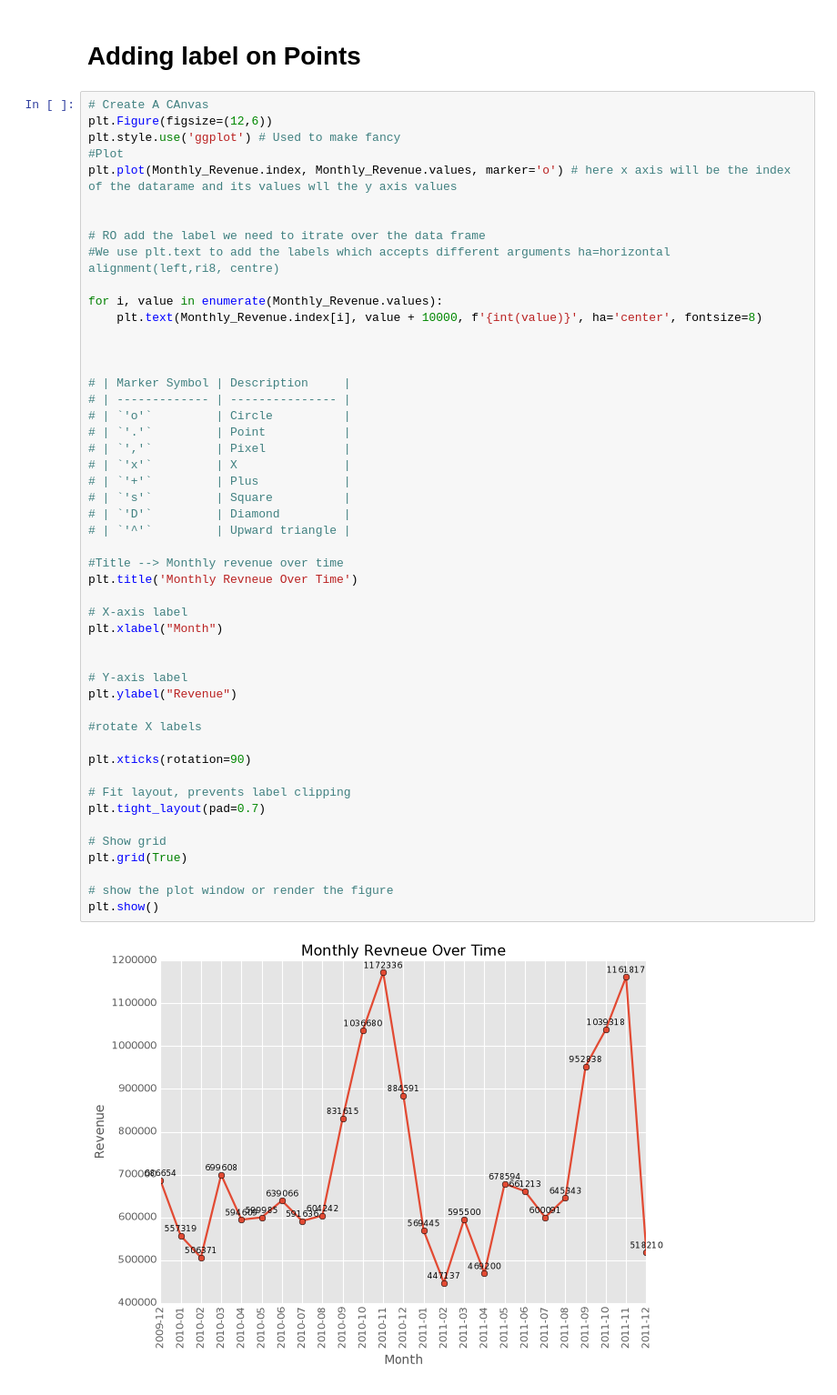
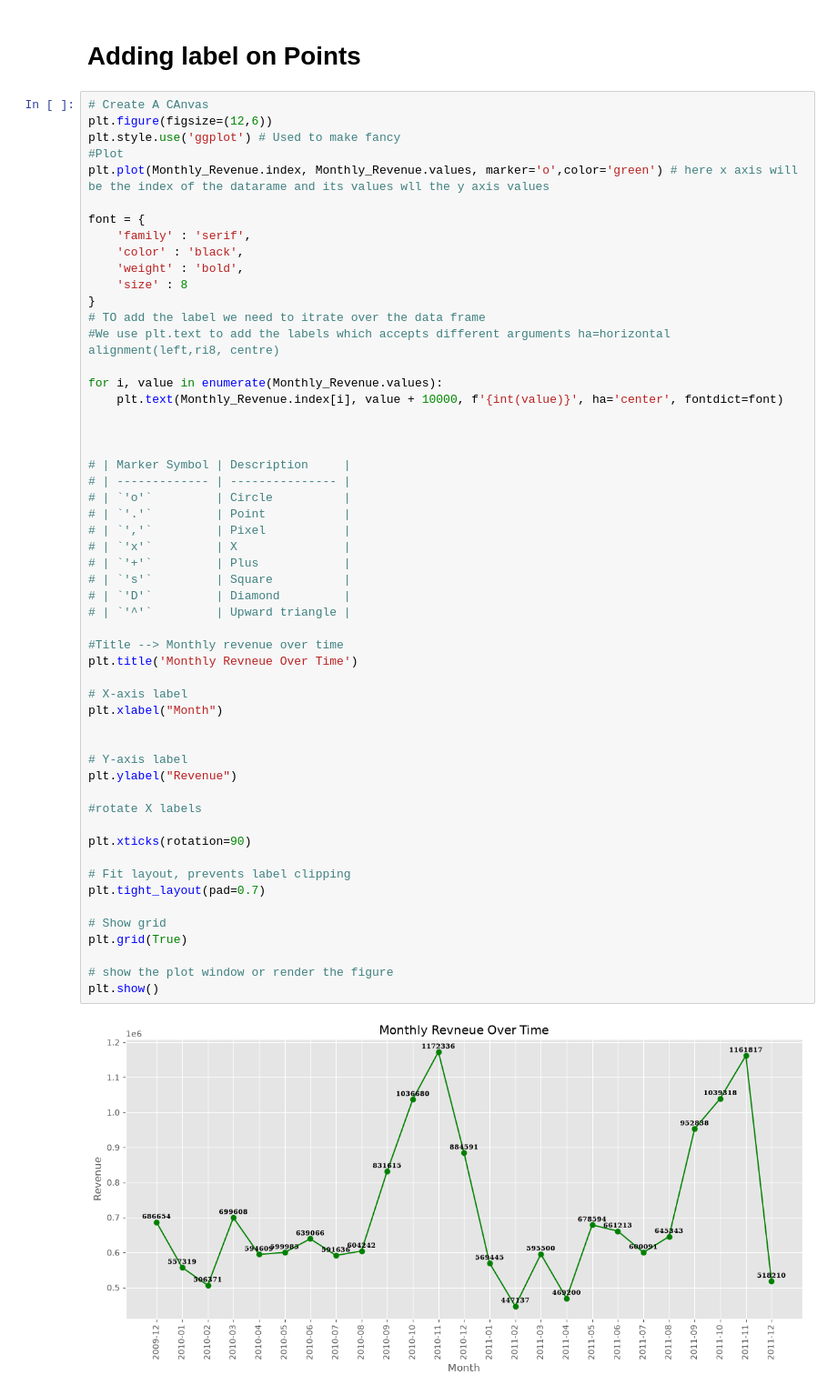
Before and after one commit to Shubham141-Git/Data-Science-Learning, a Jupyter notebook: level_2/Data Visualization/01-03-2026/July-23-2026.ipynb, the cells around one changed output. Shown at 91% size. Saved outputs shown, nothing was run; the diff lists cells and outputs as text.

```diff
--- a/level_2/Data Visualization/01-03-2026/July-23-2026.ipynb
+++ b/level_2/Data Visualization/01-03-2026/July-23-2026.ipynb
@@ -442,17 +448,22 @@ print(plt.style.available)
 # Adding label on Points
 # %%
 # Create A CAnvas
-plt.Figure(figsize=(12,6))
+plt.figure(figsize=(12,6))
 plt.style.use('ggplot') # Used to make fancy
 #Plot
-plt.plot(Monthly_Revenue.index, Monthly_Revenue.values, marker='o') # here x axis will be the index of the datarame and its values wll the y axis values
+plt.plot(Monthly_Revenue.index, Monthly_Revenue.values, marker='o',color='green') # here x axis will be the index of the datarame and its values wll the y axis values
 
-
-# RO add the label we need to itrate over the data frame
+font = {
+    'family' : 'serif',
+    'color' : 'black',
+    'weight' : 'bold',
+    'size' : 8
+}
+# TO add the label we need to itrate over the data frame
 #We use plt.text to add the labels which accepts different arguments ha=horizontal alignment(left,ri8, centre)
 
 for i, value in enumerate(Monthly_Revenue.values):
-    plt.text(Monthly_Revenue.index[i], value + 10000, f'{int(value)}', ha='center', fontsize=8)
+    plt.text(Monthly_Revenue.index[i], value + 10000, f'{int(value)}', ha='center', fontdict=font)
 
 
 
@@ -463,31 +474,31 @@ for i, value in enumerate(Monthly_Revenue.values):
 # | `','`         | Pixel           |
 # | `'x'`         | X               |
 # | `'+'`         | Plus            |
 # | `'s'`         | Square          |
 # | `'D'`         | Diamond         |
 # | `'^'`         | Upward triangle |
 
 #Title --> Monthly revenue over time
 plt.title('Monthly Revneue Over Time')
 
 # X-axis label
 plt.xlabel("Month")
 
 
 # Y-axis label
 plt.ylabel("Revenue")
 
 #rotate X labels
 
 plt.xticks(rotation=90)
 
 # Fit layout, prevents label clipping
 plt.tight_layout(pad=0.7)
 
 # Show grid
 plt.grid(True)
 
 # show the plot window or render the figure
 plt.show()
 # %% [output]
-[figure, old version]
+[figure, new version]
```
Also changed, not shown: parts of 24 cells of this notebook, 8 other files.
